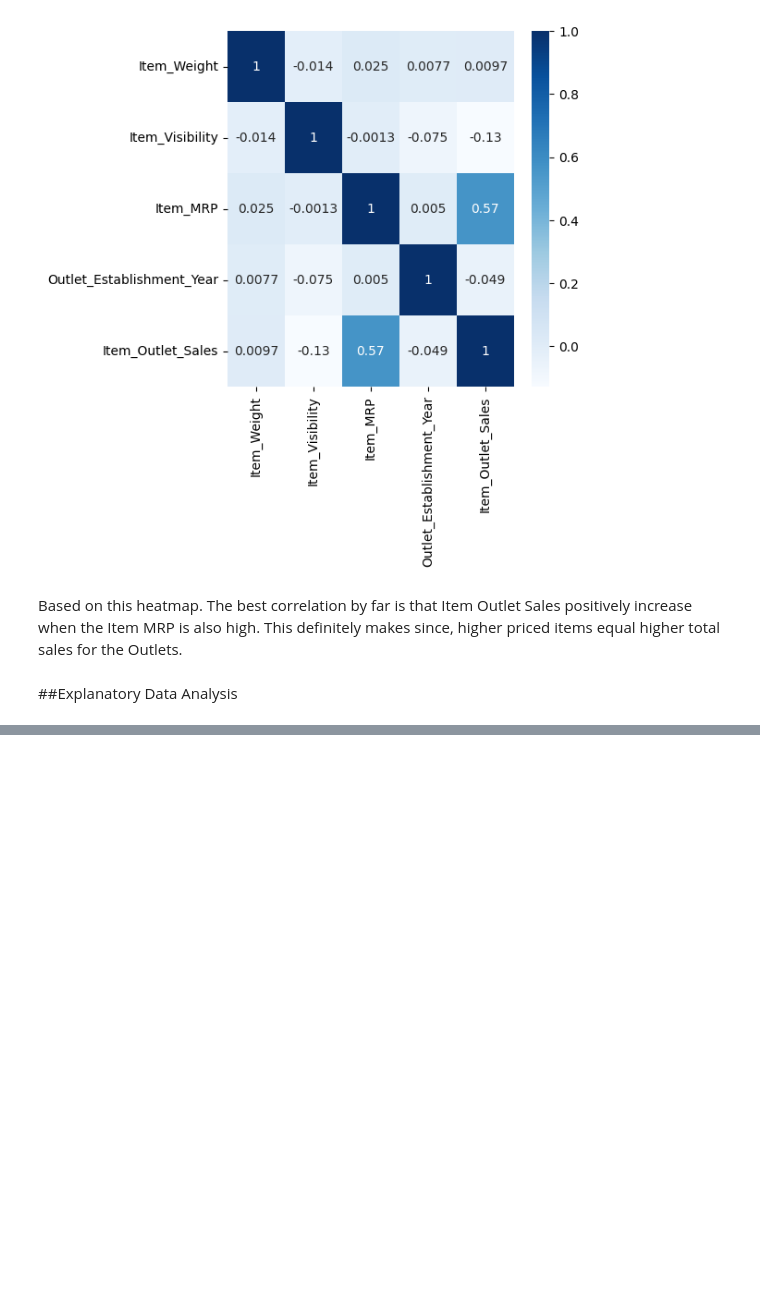
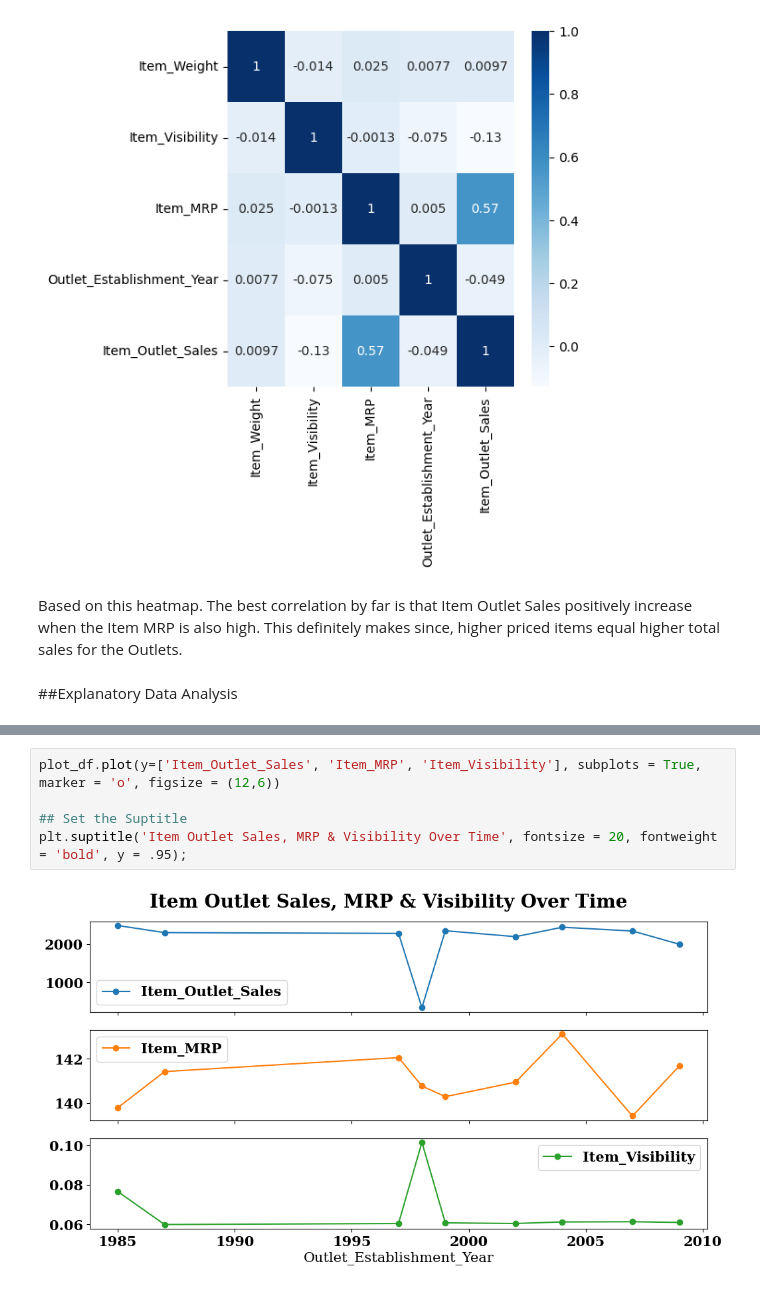
Before and after one commit to BenjaminEngel919/Prediction-of-Product-Sales, a Jupyter notebook: Prediction_of_product_sales.ipynb, the cells around one changed output, grey strips where cells are left out. Saved outputs shown, nothing was run; the diff lists cells and outputs as text; blank space fills up the shorter version.

```diff
--- a/Prediction_of_product_sales.ipynb
+++ b/Prediction_of_product_sales.ipynb
@@ -397,0 +454,7 @@ Based on this heatmap. The best correlation by far is that Item Outlet Sales pos
+# %%
+plot_df.plot(y=['Item_Outlet_Sales', 'Item_MRP', 'Item_Visibility'], subplots = True, marker = 'o', figsize = (12,6))
+
+## Set the Suptitle
+plt.suptitle('Item Outlet Sales, MRP & Visibility Over Time', fontsize = 20, fontweight = 'bold', y = .95);
+# %% [output]
+[figure, added]
```
Also changed, not shown: parts of 9 cells of this notebook.
